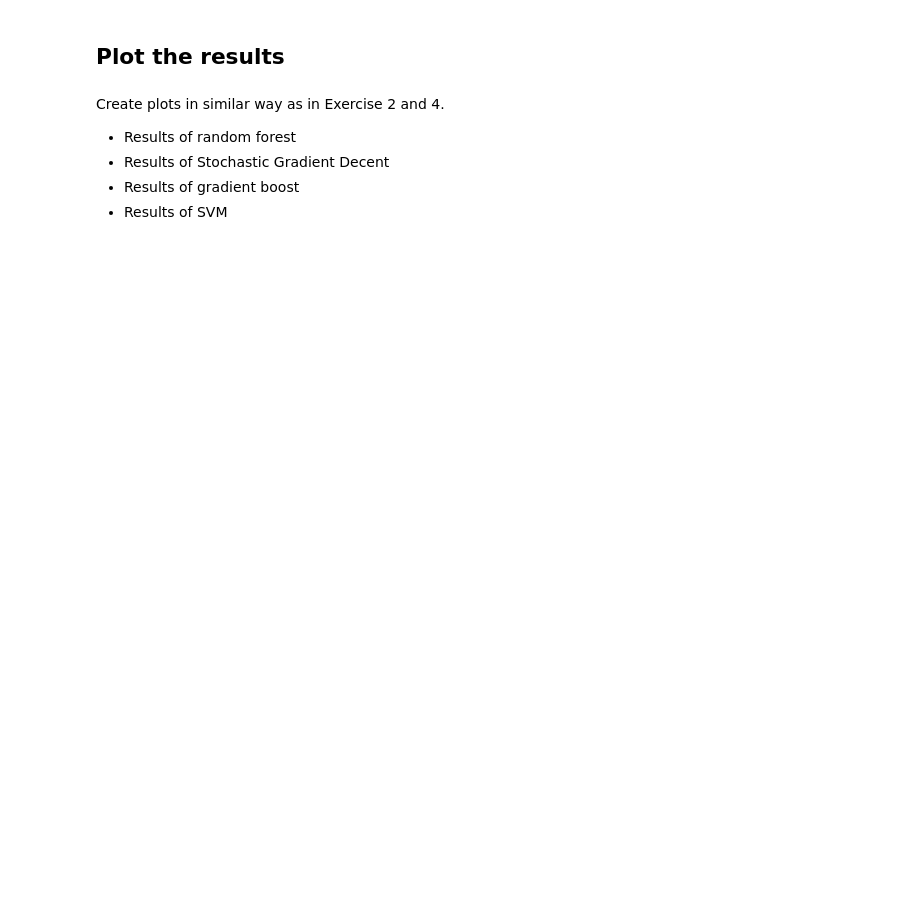
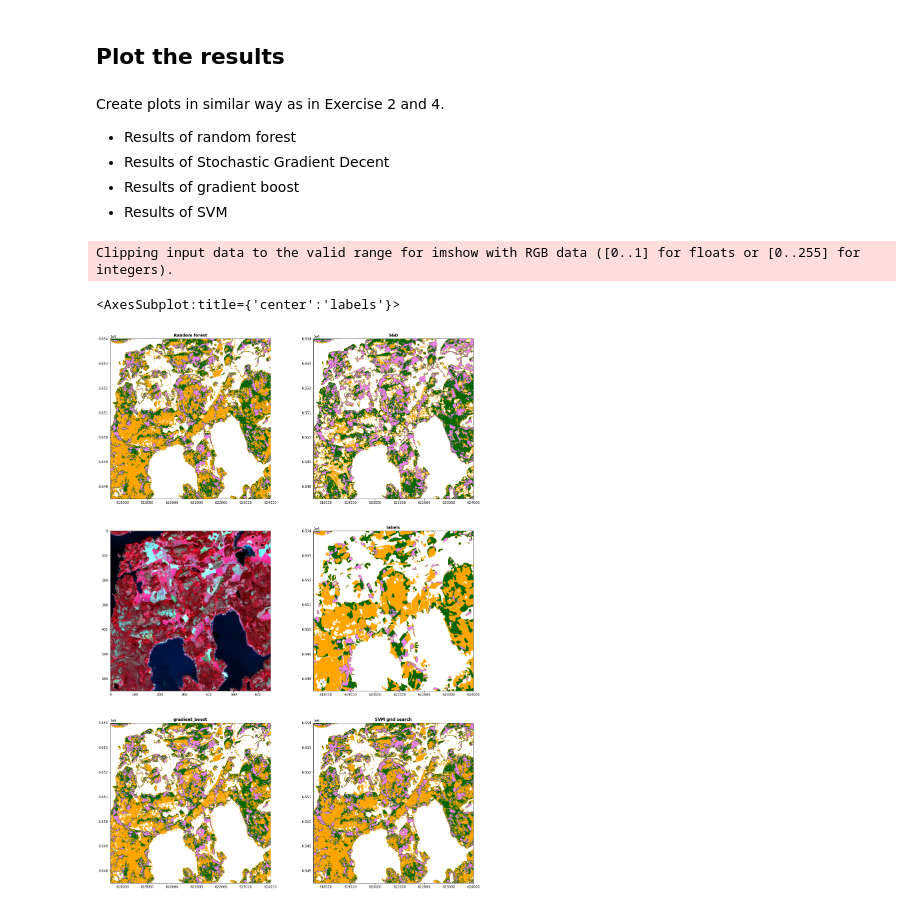
Before and after one commit to csc-training/geocomputing, a Jupyter notebook: machineLearning/02_shallows/05_classification.ipynb, the cells around one changed output. Saved outputs shown, nothing was run; the diff lists cells and outputs as text; code cells hidden in the pictures; blank space fills up the shorter version.

Commit message:
Smaller bbox for shallow classification

```diff
--- a/machineLearning/02_shallows/05_classification.ipynb
+++ b/machineLearning/02_shallows/05_classification.ipynb
@@ -25,9 +25,8 @@ from sklearn.svm import SVC
 base_folder = "/home/jovyan/work/geocomputing/machineLearning/data/forest"
 
 # Input
-inputImage =  os.path.join(base_folder,'T34VFM_20180829T100019_clipped_scaled.tif')
-inputImageSVM = os.path.join(base_folder,'T34VFM_20180829T100019_SVM.tif')
-labelsImage =  os.path.join(base_folder,'forest_species_reclassified_clip.tif')
+inputImage =  os.path.join(base_folder,'T34VFM_20180829T100019_clipped_small_scaled.tif')
+labelsImage =  os.path.join(base_folder,'forest_species_reclassified_clip_small.tif')
 
 # Output
 outputImageBase= os.path.join(base_folder,'T34VFM_20180829T100019_clipped_')
@@ -241,23 +335,48 @@ import rasterio
 import numpy as np
 from rasterio.plot import show
 from rasterio.plot import show_hist
+# %%
+### Help function to normalize band values and enhance contrast. Just like what QGIS does automatically
+def normalize(array):
+    min_percent = 2   # Low percentile
+    max_percent = 98  # High percentile
+    lo, hi = np.percentile(array, (min_percent, max_percent))
+    return (array - lo) / (hi - lo)
 # %%
 ### Create a subplot for 4 images and plot the sentinel image
 fig, ax = plt.subplots(ncols=2, nrows=3, figsize=(20, 30))
 cmap = matplotlib.colors.LinearSegmentedColormap.from_list("", ["white","orange","darkgreen","violet"])
 
 ### The results
 rf_results = rasterio.open(outputImageBase+'random_forest.tif')
 show(rf_results, ax=ax[0, 0], cmap=cmap, title='Random forest')
 
 SGD_results = rasterio.open(outputImageBase+'SGD.tif')
 show(SGD_results, ax=ax[0, 1], cmap=cmap, title='SGD')
 
 gradient_boost_results = rasterio.open(outputImageBase+'gradient_boost.tif')
-show(gradient_boost_results, ax=ax[1, 0], cmap=cmap, title='gradient_boost')
+show(gradient_boost_results, ax=ax[2, 0], cmap=cmap, title='gradient_boost')
 
-SVM_results = rasterio.open(outputImageBase+'SVM.tif')
-show(SVM_results, ax=ax[1, 1], cmap=cmap, title='SVM')
+#SVM_results = rasterio.open(outputImageBase+'SVM.tif')
+#show(SVM_results, ax=ax[2, 0], cmap=cmap, title='SVM')
+
+SVM_grid_search_results = rasterio.open(outputImageBase+'SVC_grid_search.tif')
+show(SVM_grid_search_results, ax=ax[2, 1], cmap=cmap, title='SVM grid search')
+
+### Plot the sentinel image
+### The Sentinel image used for training
+sentinel = rasterio.open(inputImage)
+
+### Read the bands separately and apply the normalize function to each of them to increase contrast
+nir, red, green = sentinel.read(1), sentinel.read(2), sentinel.read(3)
+nirn, redn, greenn = normalize(nir), normalize(red), normalize(green)
+stacked = np.dstack((nirn, redn, greenn))
+
+ax[1, 0].imshow(stacked)
 
 labels = rasterio.open(labelsImage)
 show(labels, ax=ax[1,1], cmap=cmap, title='labels')
+# %% [output]
+Clipping input data to the valid range for imshow with RGB data ([0..1] for floats or [0..255] for integers).
+<AxesSubplot:title={'center':'labels'}>
+[figure, added]
```
Also changed, not shown: parts of 26 cells of this notebook, 1 other file.
